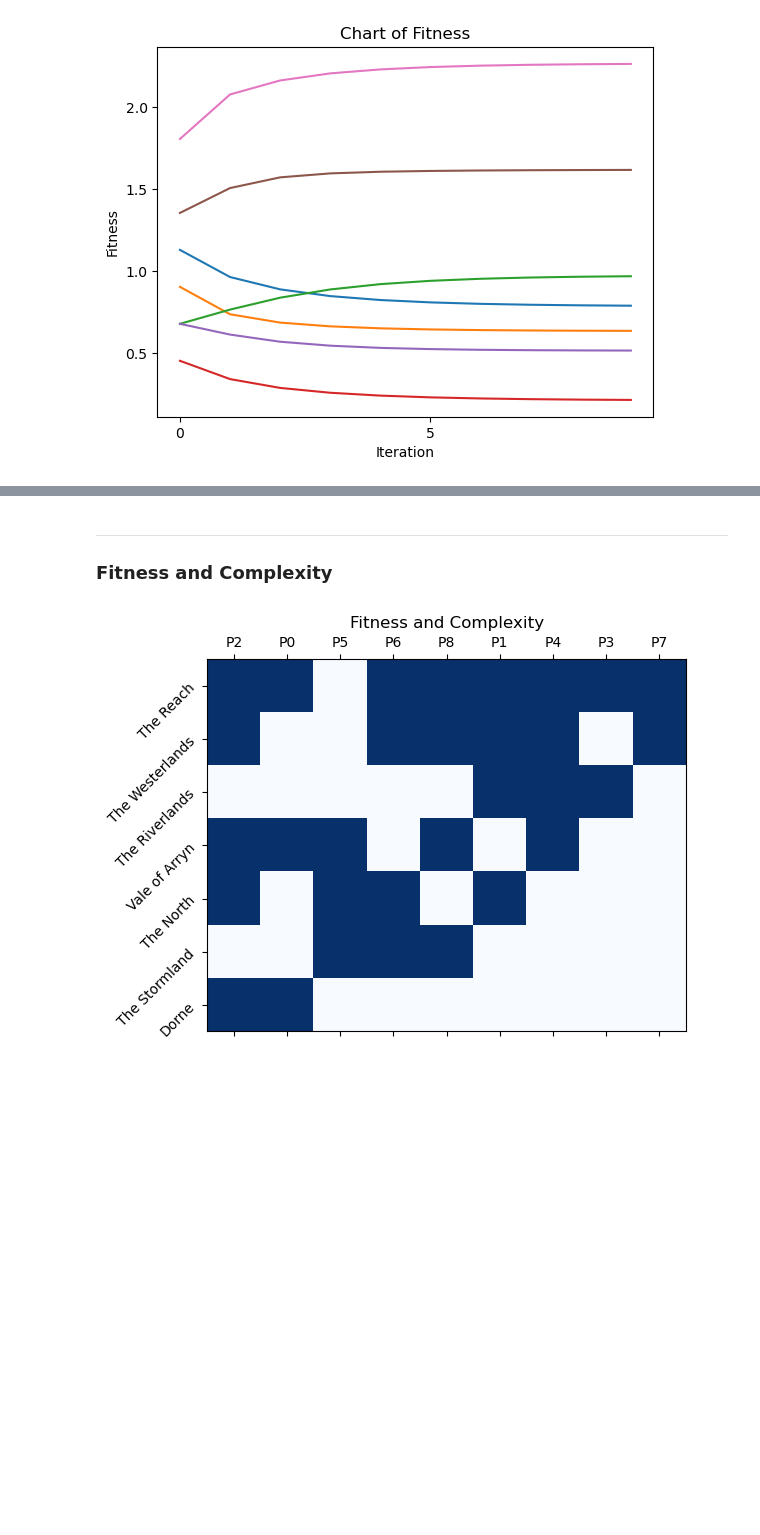
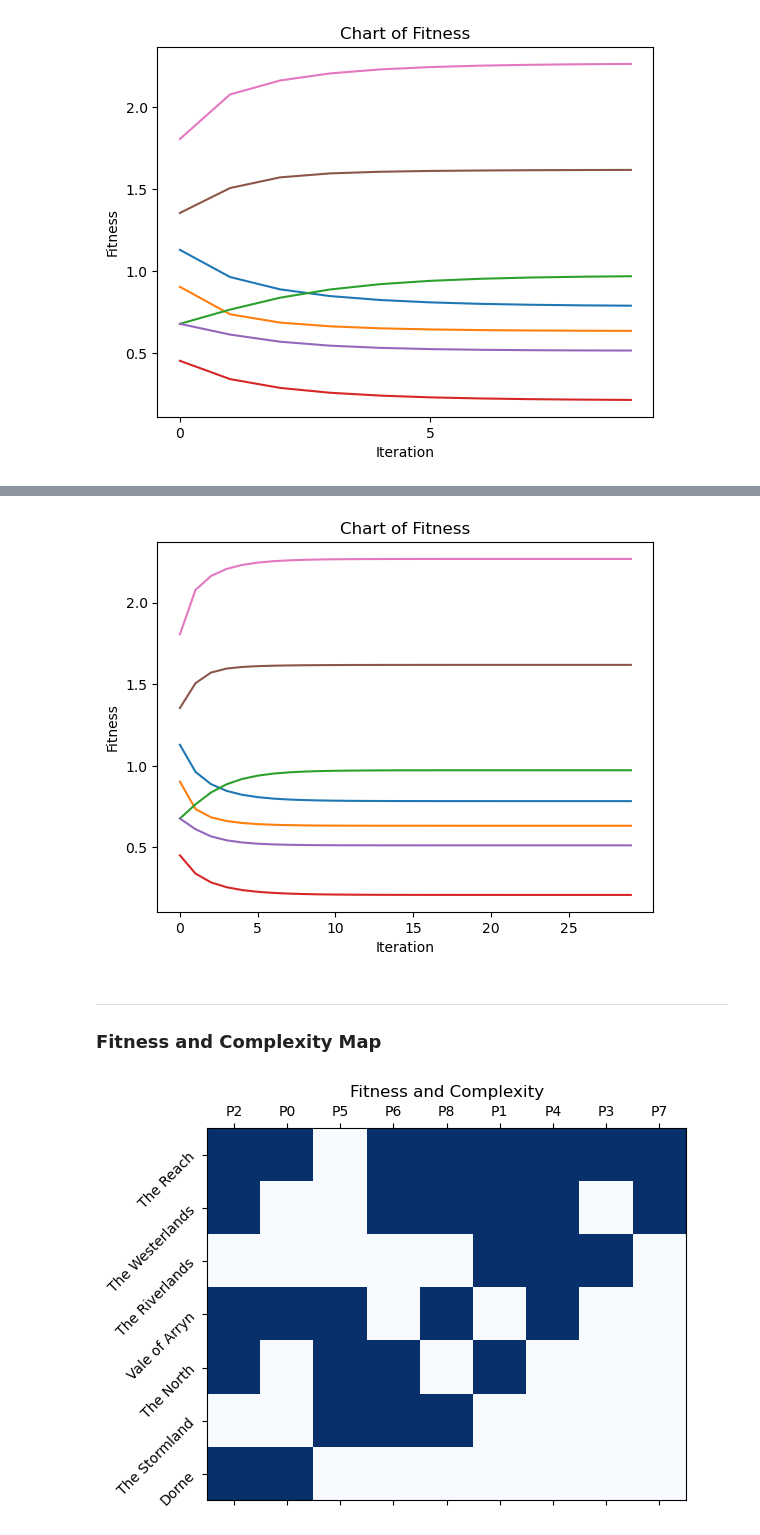
Before and after one commit to ospalax/unu_merit_eci, a Jupyter notebook: archive/unu_merit_final_assignment_osp.ipynb, the cells around one changed output, grey strips where cells are left out. Drawn from its saved outputs; the diff is of its cells as text; code cells hidden in the pictures; blank space fills up the shorter version.

```diff
--- a/archive/unu_merit_final_assignment_osp.ipynb
+++ b/archive/unu_merit_final_assignment_osp.ipynb
@@ -852,7 +923,11 @@ Index1.show_fitness()
+# %%
+Index1.show_fitness(30)
+# %% [output]
+[figure, added]
 # %% [markdown]
 ---
 
-### Fitness and Complexity
+### Fitness and Complexity Map
 # %%
 Index1.show_fitness_and_complexity()
 # %% [output]
```
Also changed, not shown: parts of 7 cells of this notebook, 4 other files.
